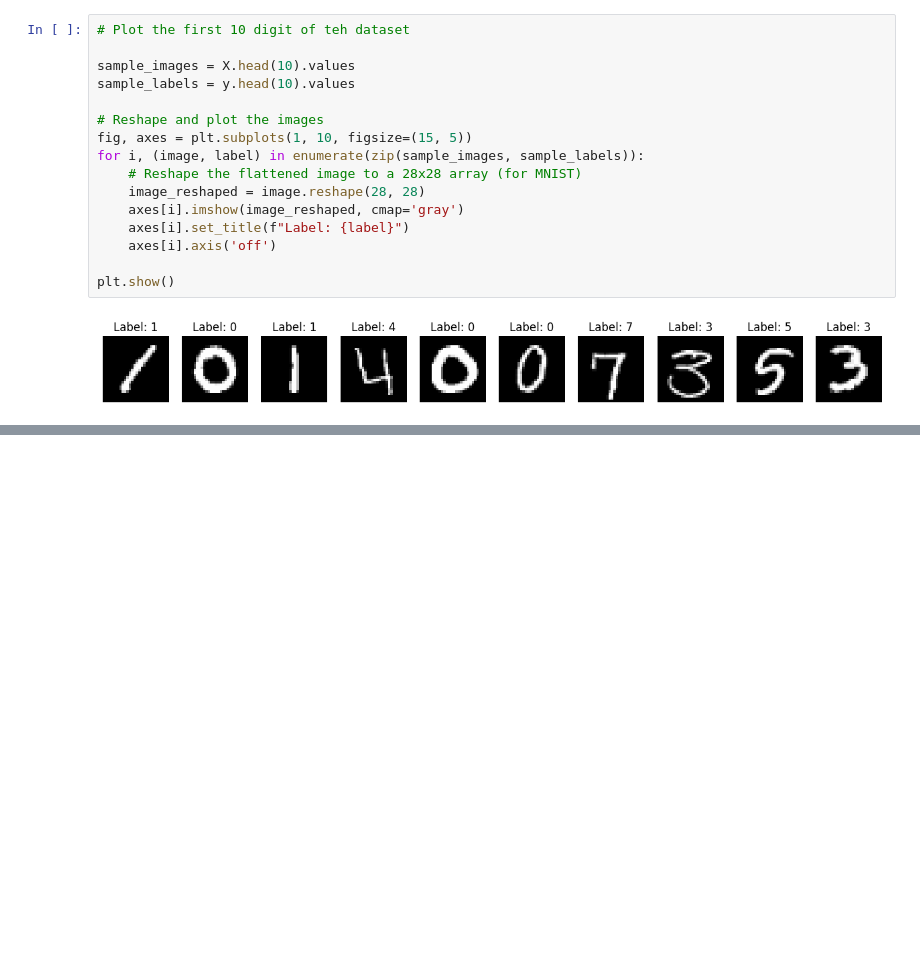
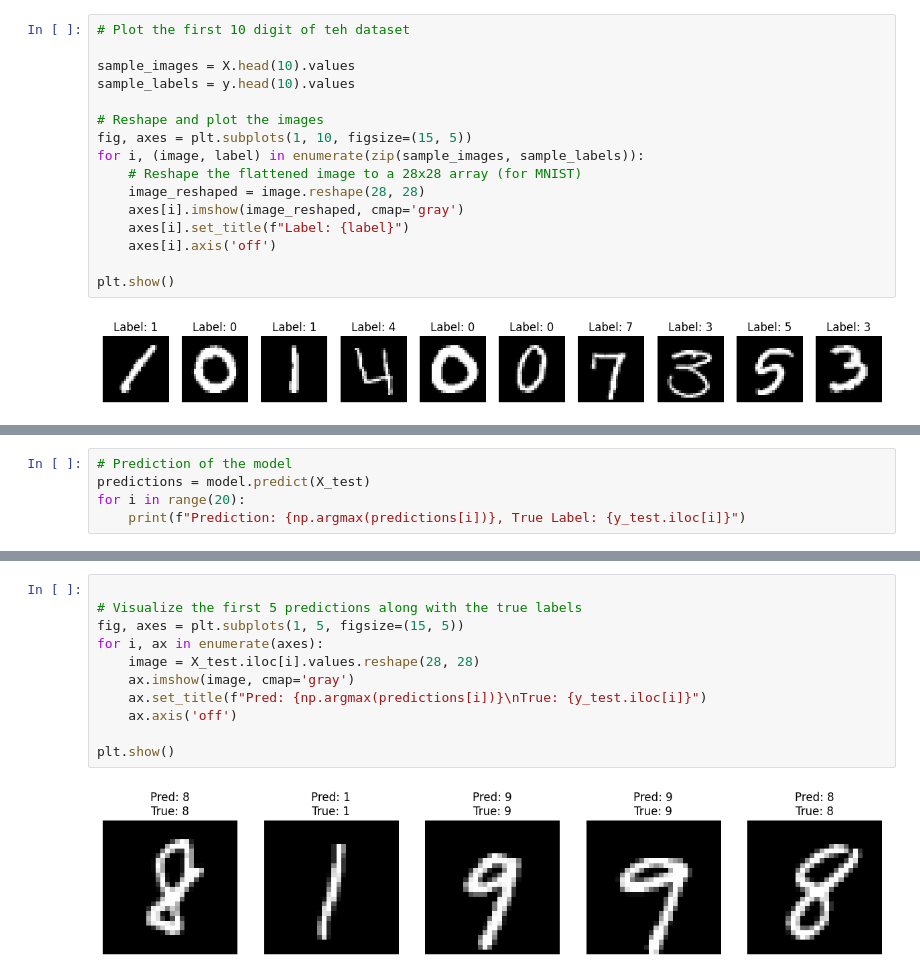
Before and after one commit to CptPrice003/digit, a Jupyter notebook: main.ipynb, the cells around one changed output, grey strips where cells are left out. Cells and saved outputs as stored; diff of their text form; blank space fills up the shorter version.

Commit message:
predicts

```diff
--- a/main.ipynb
+++ b/main.ipynb
@@ -115,0 +161,5 @@ Epoch 40/40
+# %%
+# Prediction of the model
+predictions = model.predict(X_test)
+for i in range(20):
+    print(f"Prediction: {np.argmax(predictions[i])}, True Label: {y_test.iloc[i]}")
@@ -115,0 +184,13 @@ Epoch 40/40
+# %%
+
+# Visualize the first 5 predictions along with the true labels
+fig, axes = plt.subplots(1, 5, figsize=(15, 5))
+for i, ax in enumerate(axes):
+    image = X_test.iloc[i].values.reshape(28, 28)
+    ax.imshow(image, cmap='gray')
+    ax.set_title(f"Pred: {np.argmax(predictions[i])}\nTrue: {y_test.iloc[i]}")
+    ax.axis('off')
+
+plt.show()
+# %% [output]
+[figure, added]
```
Also changed, not shown: parts of 6 cells of this notebook.
